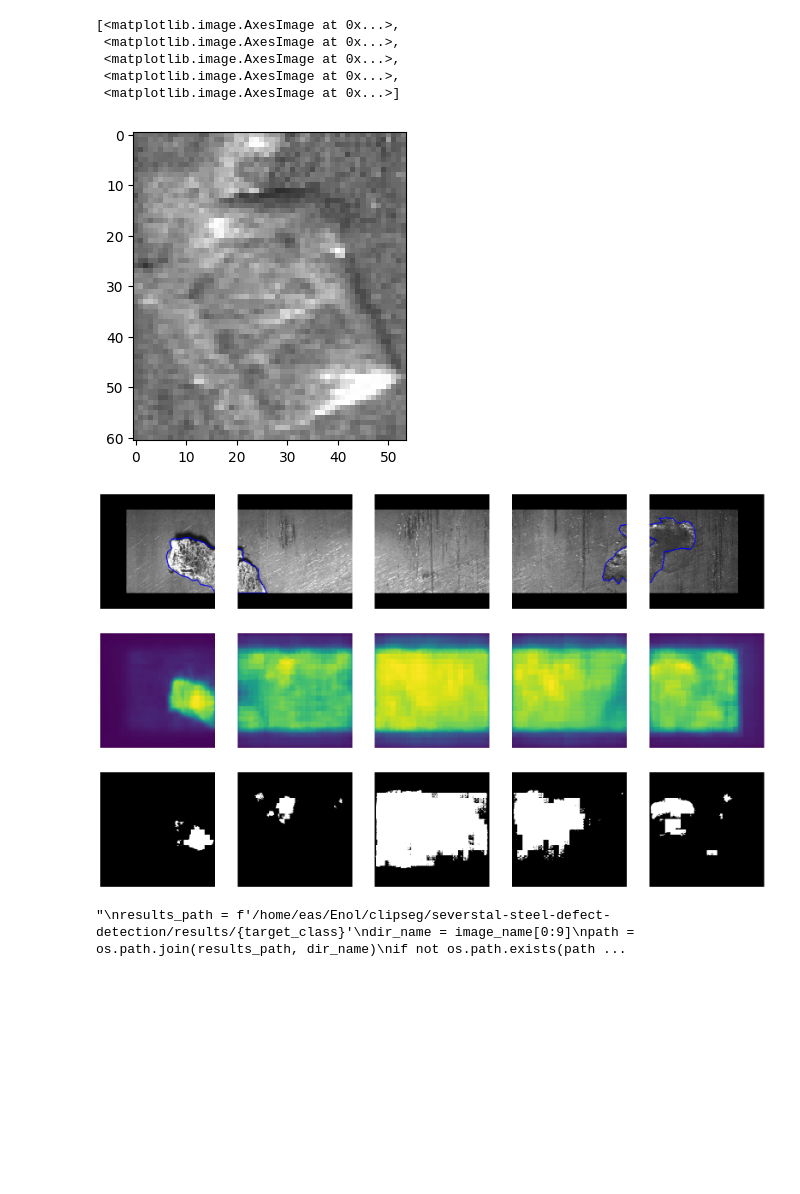
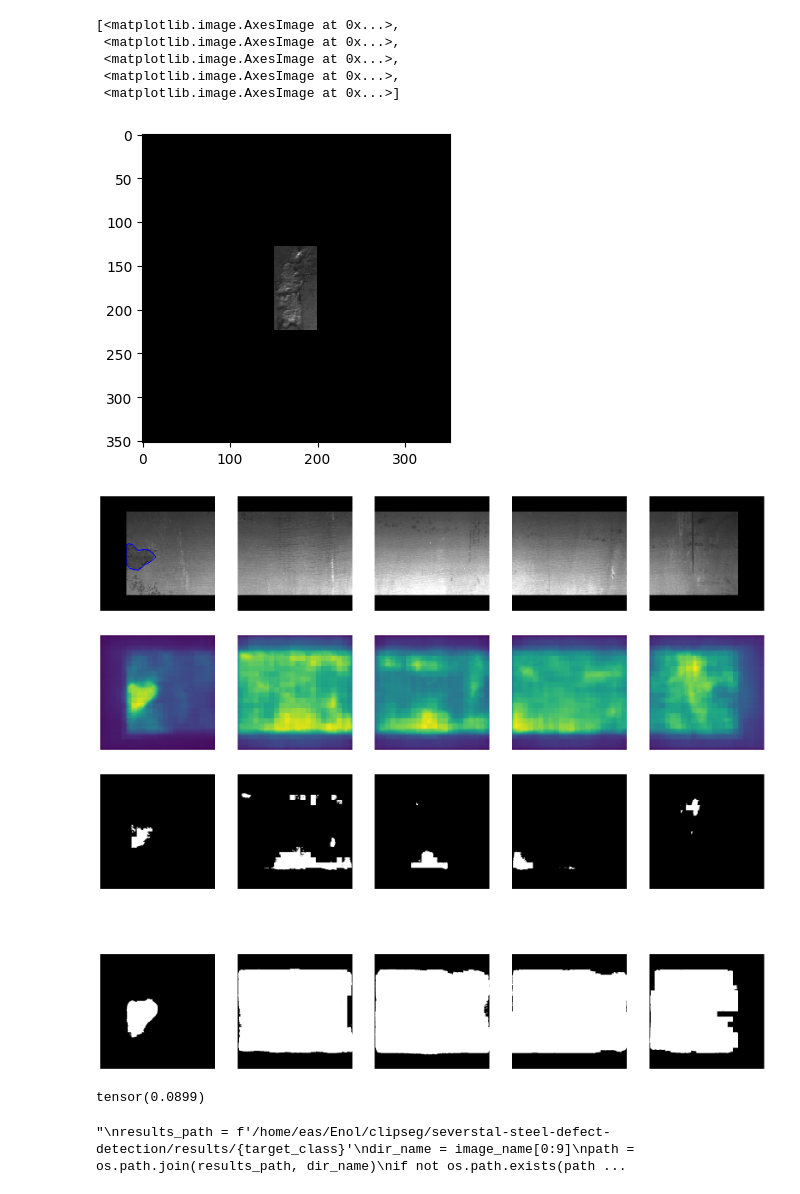
Before and after one commit to EnolAyo/clipseg_steel_defect, a Jupyter notebook: notebooks/segmentation_zero_one_shot.ipynb, the cells around one changed output. Cells and saved outputs as stored; diff of their text form; code cells hidden in the pictures; blank space fills up the shorter version.

Commit message:
otsu thresholding

```diff
--- a/notebooks/segmentation_zero_one_shot.ipynb
+++ b/notebooks/segmentation_zero_one_shot.ipynb
@@ -80,7 +80,7 @@ while defect.shape[1] > 352:
     defect = cv2.imread(f'{defects_path}/{defects[random.randint(0,len(defects)-1)]}')
 image = cv2.cvtColor(image, cv2.COLOR_BGR2RGB)
 defect = cv2.cvtColor(defect, cv2.COLOR_BGR2RGB)
-#defect = padding_image(defect, 352, 352)
+defect = padding_image(defect, 352, 352)
 img_bounded = image.copy()
 image = padding_image(image, 1760, 352)
 
@@ -141,25 +141,31 @@ _, ax = plt.subplots(1, 5, figsize=(20, 8))
  <matplotlib.image.AxesImage at 0x...>,
  <matplotlib.image.AxesImage at 0x...>,
  <matplotlib.image.AxesImage at 0x...>]
-[figure, old version]
+[figure, new version]
-[figure, old version]
+[figure, new version]
-[figure, old version]
+[figure, new version]
 # %%
 
 filenames = [f"mask_{i}.png" for i in range(5)]
 result_masks = []
-_, ax = plt.subplots(1, 5, figsize=(20, 10))
+_, ax = plt.subplots(2, 5, figsize=(20, 10))
 [a.axis('off') for a in ax.flatten()]
 # here we save the second mask
 for i, filename in enumerate(filenames):
     plt.imsave(filename,results[i])
     img = cv2.imread(filename)
     gray_image = cv2.cvtColor(img, cv2.COLOR_BGR2GRAY)
     (thresh, result_mask) = cv2.threshold(gray_image, 180, 255, cv2.THRESH_BINARY)
+    _, binary_map_otsu = cv2.threshold(gray_image, 0, 255, cv2.THRESH_BINARY + cv2.THRESH_OTSU)
     result_masks.append(result_mask)
-    ax[i].imshow(result_mask, cmap='gray')
+    ax[0, i].imshow(result_mask, cmap='gray')
+    ax[1, i].imshow(binary_map_otsu, cmap='gray')
 # %% [output]
-[figure, old version]
+[figure, new version]
+# %%
+torch.mean(results[2])
+# %% [output]
+tensor(0.0899)
 # %%
 '''
 results_path = f'/home/eas/Enol/clipseg/severstal-steel-defect-detection/results/{target_class}'
```
